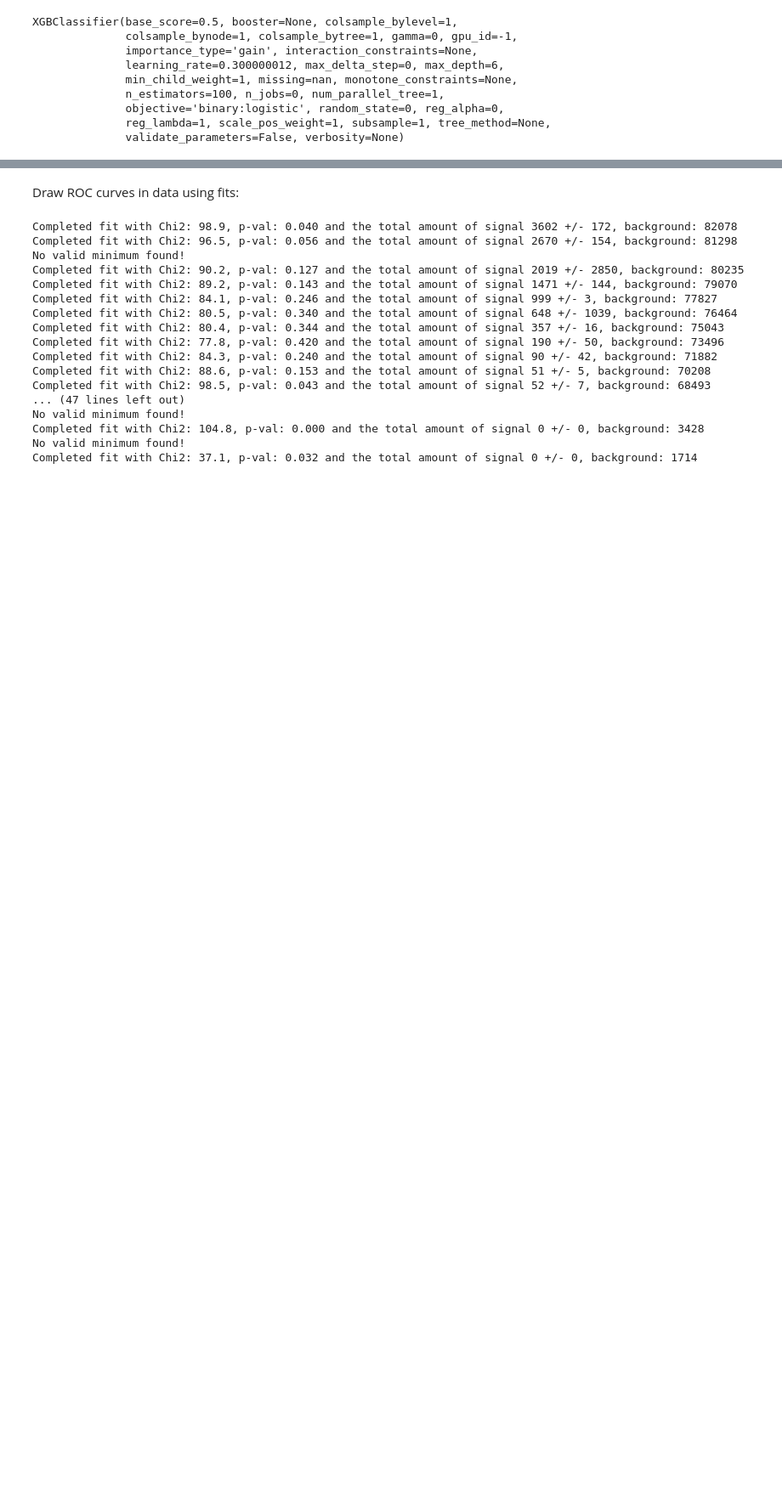
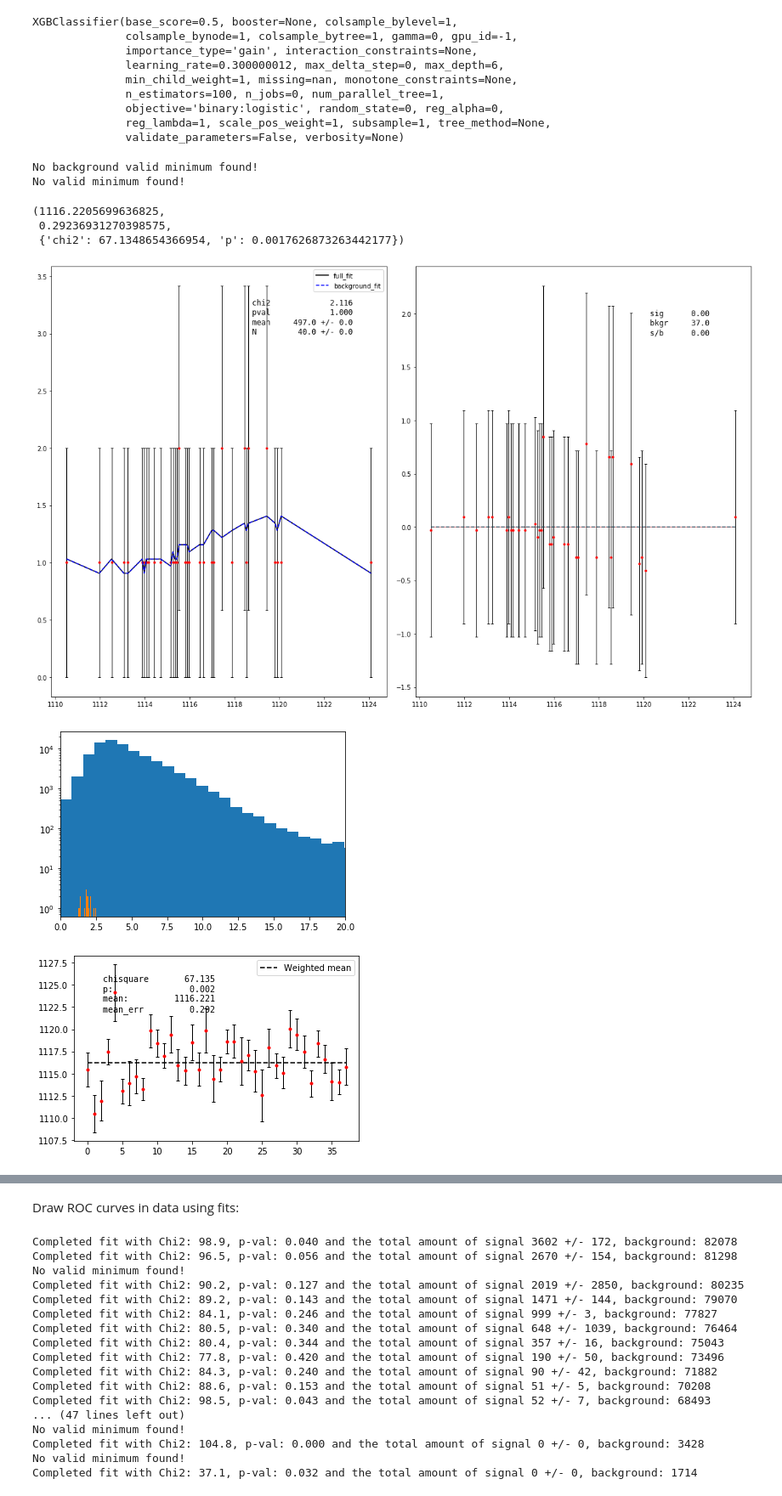
Before and after one commit to Vinther901/PUK, a Jupyter notebook: Lambda_results.ipynb, the cells around one changed output, grey strips where cells are left out. Shown at 85% size. Cells and saved outputs as stored; diff of their text form; code cells hidden in the pictures; blank space fills up the shorter version.

```diff
--- a/Lambda_results.ipynb
+++ b/Lambda_results.ipynb
@@ -59,3 +59,40 @@ XGBClassifier(base_score=0.5, booster=None, colsample_bylevel=1,
               objective='binary:logistic', random_state=0, reg_alpha=0,
               reg_lambda=1, scale_pos_weight=1, subsample=1, tree_method=None,
               validate_parameters=False, verbosity=None)
+# %%
+p1 = cla1.predict_proba(test_data[ML1])[:,0]
+p2 = cla2.predict_proba(test_data[ML2])[:,0]
+# %%
+hm = importlib.reload(hm)
+p_mask = (p1<=np.quantile(p1,0.006))&(p2<=np.quantile(p2,0.006))
+mass_quantile = np.quantile(test_data.v0_la_mass[p_mask],(0,0.93))
+# mass_quantile = np.quantile(test_data.v0_la_mass[p_mask],(0,1))
+mask_mass = (p_mask)&(test_data.v0_la_mass>=mass_quantile[0])&(test_data.v0_la_mass<=mass_quantile[1])#&(test_data.v0_la_massErr <10)
+vals, binc, binw = hm.hist(test_data.v0_la_mass[mask_mass],bins=150)
+
+# fig, ax = plt.subplots()
+# ax.hist(test_data.v0_ks_mass[p<=0.38],bins=100);
+mask = vals >=1
+D = hm.fit_mass2(binc[mask],vals[mask],np.sqrt(vals[mask]))
+print()
+
+plt.figure()
+plt.hist(test_data.v0_la_massErr,bins=100);
+plt.hist(test_data.v0_la_massErr[mask_mass],bins=100);
+plt.yscale('log')
+plt.xlim(0,20)
+
+hm = importlib.reload(hm)
+fig, ax = plt.subplots()
+hm.weighted_mean(test_data.v0_la_mass[mask_mass],test_data.v0_la_massErr[mask_mass],ax=ax)
+# ax.set_ylim(400,700)
+# ax.set_ylim(475,550)
+# %% [output]
+No background valid minimum found!
+No valid minimum found!
+(1116.2205699636825,
+ 0.29236931270398575,
+ {'chi2': 67.1348654366954, 'p': 0.0017626873263442177})
+[figure, added]
+[figure, added]
+[figure, added]
```
Also changed, not shown: parts of 7 cells of this notebook, 3 other files.
